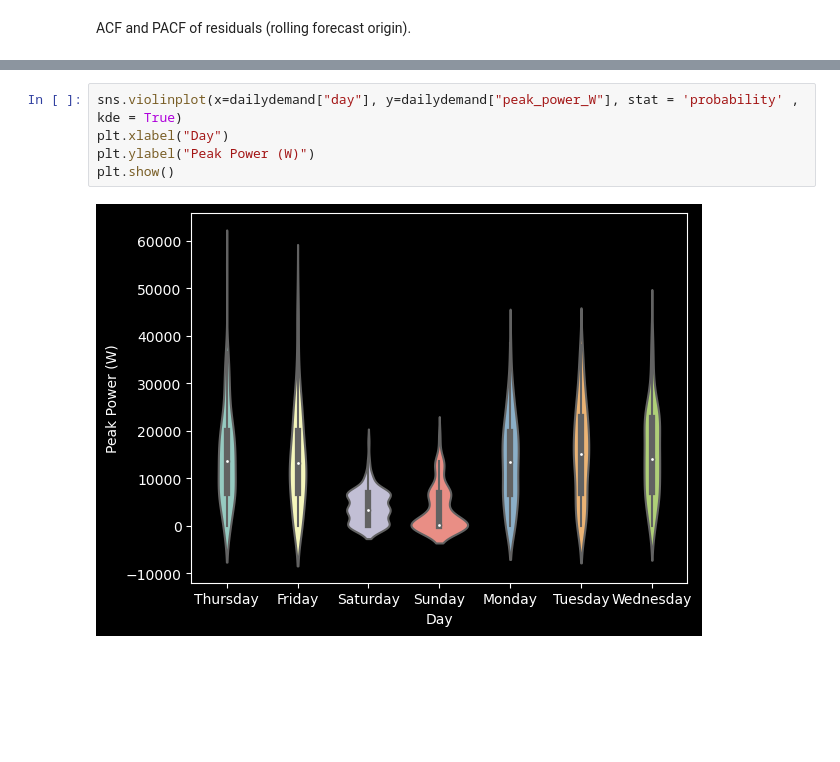
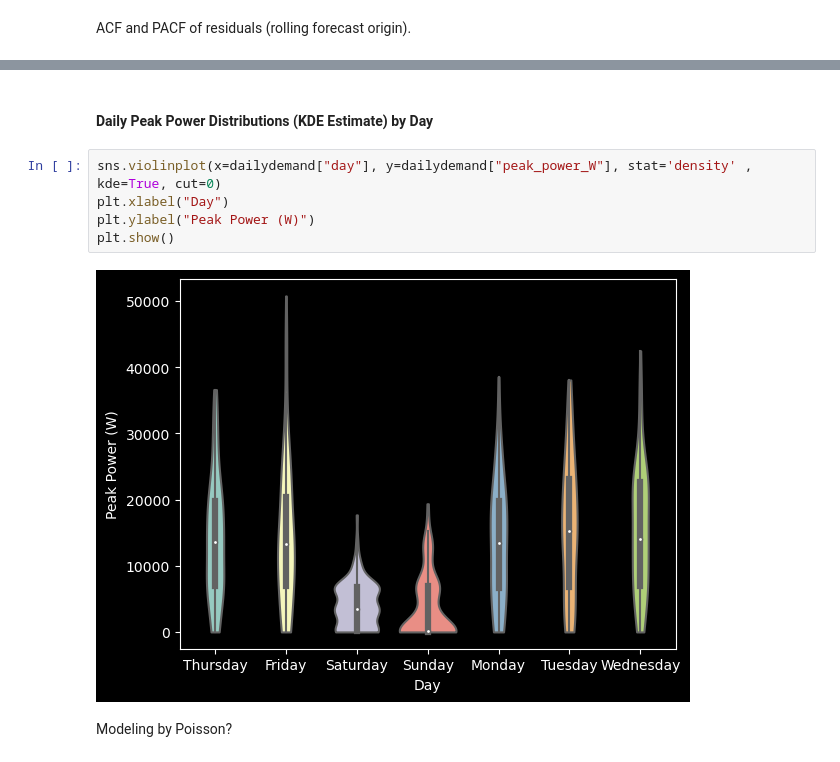
Before and after one commit to winston-edwin-chiong/power-prediction, a Jupyter notebook: ARIMA Demand Forecast.ipynb, the cells around one changed output, grey strips where cells are left out. Saved outputs shown, nothing was run; the diff lists cells and outputs as text; blank space fills up the shorter version.

```diff
--- a/ARIMA Demand Forecast.ipynb
+++ b/ARIMA Demand Forecast.ipynb
@@ -465,9 +466,13 @@ Residual STD: 8481.837601057228
+# %% [markdown]
+#### Daily Peak Power Distributions (KDE Estimate) by Day
 # %%
-sns.violinplot(x=dailydemand["day"], y=dailydemand["peak_power_W"], stat = 'probability' , kde = True)
+sns.violinplot(x=dailydemand["day"], y=dailydemand["peak_power_W"], stat='density' , kde=True, cut=0)
 plt.xlabel("Day")
 plt.ylabel("Peak Power (W)")
 plt.show()
 # %% [output]
-[figure, old version]
+[figure, new version]
+# %% [markdown]
+Modeling by Poisson?
 # %%
 sns.histplot(x=dailydemand.loc[dailydemand["day"] == "Friday"]["peak_power_W"], stat = 'probability' , kde = True)
```
Also changed, not shown: parts of 23 cells of this notebook, 13 other files.
